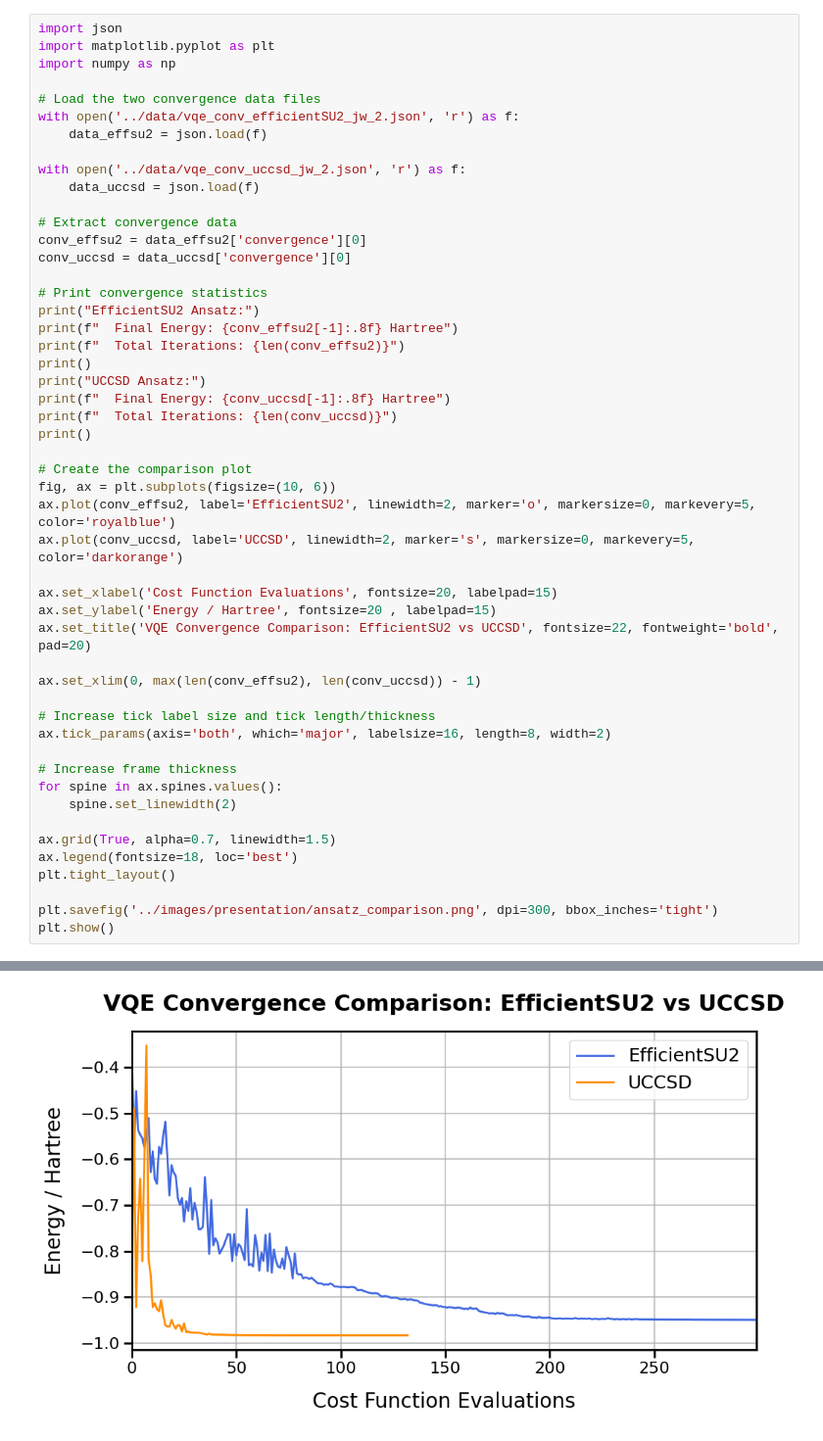
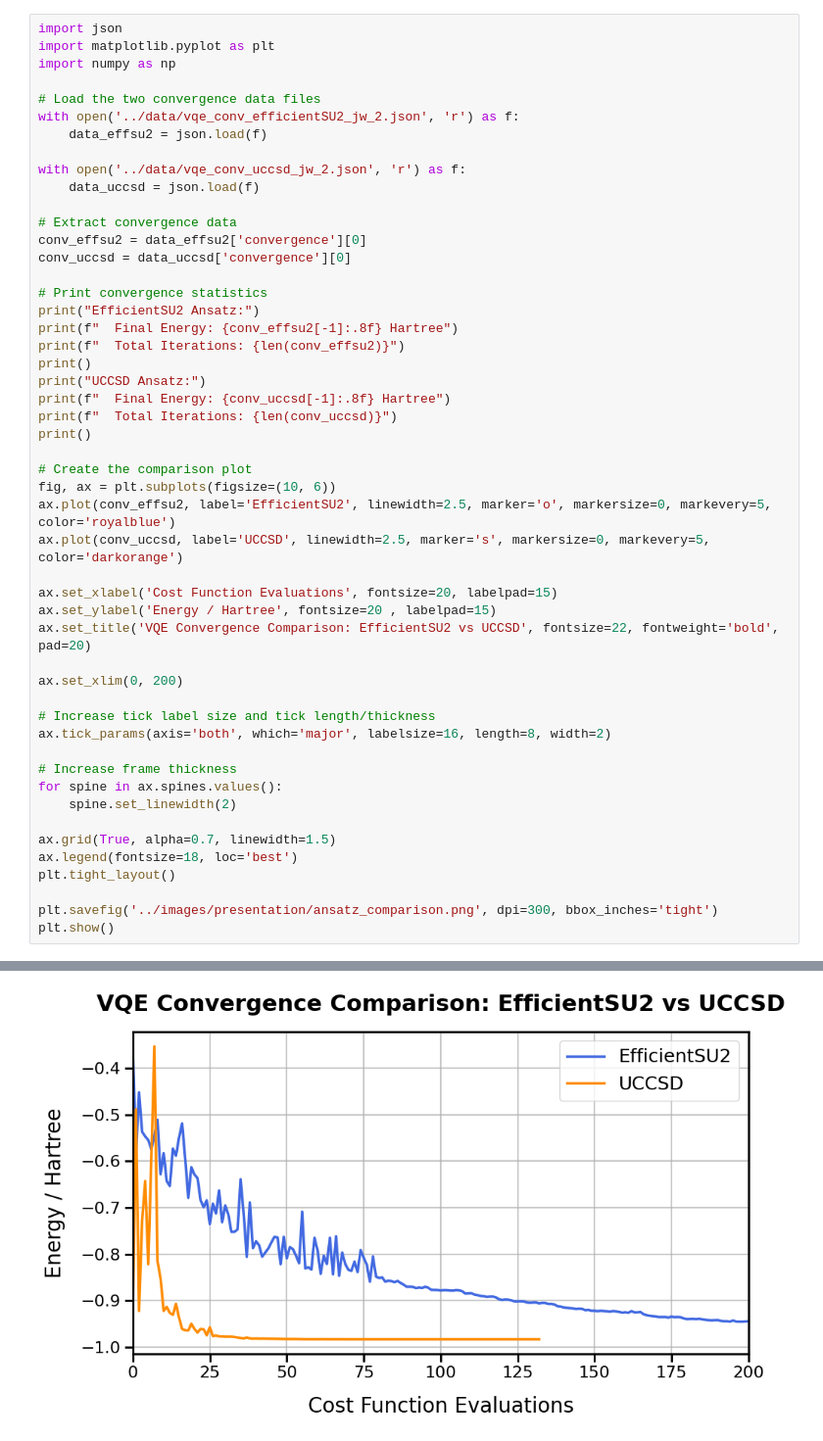
Before and after one commit to LukasMeinschad/vu_quantum_computing, a Jupyter notebook: additional_notebooks/ansatz_comparison.ipynb, the cells around one changed output, grey strips where cells are left out. Shown at 98% size. Drawn from its saved outputs; the diff is of its cells as text.

Commit message:
update ansatz comparison plot

```diff
--- a/additional_notebooks/ansatz_comparison.ipynb
+++ b/additional_notebooks/ansatz_comparison.ipynb
@@ -26,14 +26,14 @@ print()
 
 # Create the comparison plot
 fig, ax = plt.subplots(figsize=(10, 6))
-ax.plot(conv_effsu2, label='EfficientSU2', linewidth=2, marker='o', markersize=0, markevery=5, color='royalblue')
-ax.plot(conv_uccsd, label='UCCSD', linewidth=2, marker='s', markersize=0, markevery=5, color='darkorange')
+ax.plot(conv_effsu2, label='EfficientSU2', linewidth=2.5, marker='o', markersize=0, markevery=5, color='royalblue')
+ax.plot(conv_uccsd, label='UCCSD', linewidth=2.5, marker='s', markersize=0, markevery=5, color='darkorange')
 
 ax.set_xlabel('Cost Function Evaluations', fontsize=20, labelpad=15)
 ax.set_ylabel('Energy / Hartree', fontsize=20 , labelpad=15)
 ax.set_title('VQE Convergence Comparison: EfficientSU2 vs UCCSD', fontsize=22, fontweight='bold', pad=20)
 
-ax.set_xlim(0, max(len(conv_effsu2), len(conv_uccsd)) - 1)
+ax.set_xlim(0, 200)
 
 # Increase tick label size and tick length/thickness
 ax.tick_params(axis='both', which='major', labelsize=16, length=8, width=2)
@@ -55,5 +55,5 @@ EfficientSU2 Ansatz:
 
 UCCSD Ansatz:
   Final Energy: -0.98347273 Hartree
   Total Iterations: 133
-[figure, old version]
+[figure, new version]
```
Also changed, not shown: parts of 1 cell of this notebook, 3 other files.
